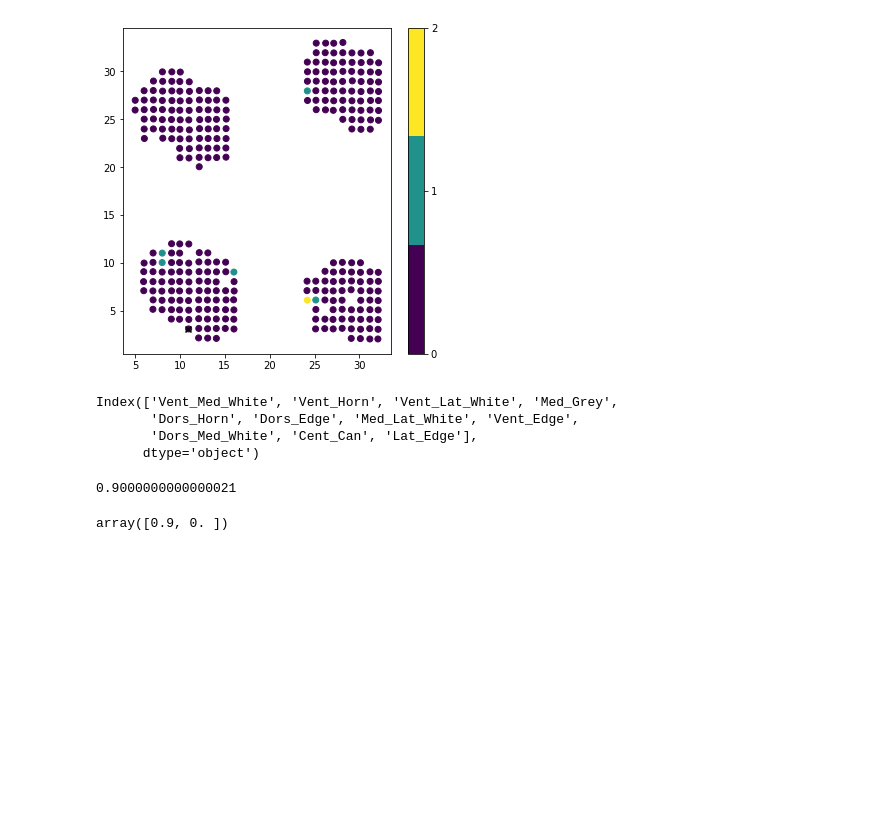
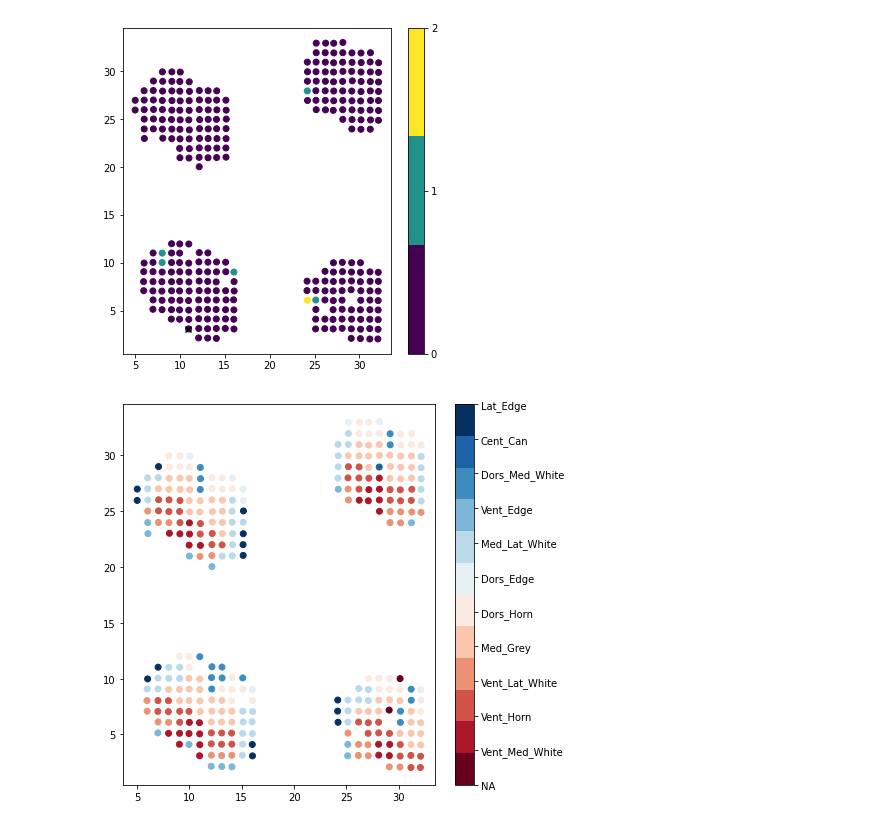
Before and after one commit to lukketotte/Splotch, a Jupyter notebook: debug.ipynb, the cells around one changed output. Drawn from its saved outputs; the diff is of its cells as text; code cells hidden in the pictures; blank space fills up the shorter version.

```diff
--- a/debug.ipynb
+++ b/debug.ipynb
@@ -30,16 +23,0 @@ np.where(spots.to_numpy()[0,:] == 1)
-# %%
-spots.columns[9]
-spots.index
-# %% [output]
-Index(['Vent_Med_White', 'Vent_Horn', 'Vent_Lat_White', 'Med_Grey',
-       'Dors_Horn', 'Dors_Edge', 'Med_Lat_White', 'Vent_Edge',
-       'Dors_Med_White', 'Cent_Can', 'Lat_Edge'],
-      dtype='object')
-# %%
-np.sqrt((coords[0] - coords[1]).dot((coords[0] - coords[1])))
-# %% [output]
-0.9000000000000021
-# %%
-coords[0] - coords[1]
-# %% [output]
-array([0.9, 0. ])
@@ -45,0 +27,15 @@ array([0.9, 0. ])
+# %%
+ann = np.zeros(spots.shape[1], dtype=int)
+for i in range(0, len(ann)):
+    if np.sum(spots.iloc[:,i]) != 0:
+        ann[i] = np.where(spots.iloc[:,i] == 1)[0][0]  + 1
+# %%
+fig, ax = plt.subplots()
+fig.set_size_inches([7,7])
+cmap = plt.get_cmap('RdBu', ann.max() + 1)
+scatter = ax.scatter(coords[:,0], coords[:,1], c = ann, cmap=cmap)
+cbar = fig.colorbar(scatter, ticks = np.arange(ann.max() + 1))
+cbar.ax.set_yticklabels(np.hstack([['NA'],np.asarray(spots.index)]))
+plt.show()
+# %% [output]
+[figure, added]
```
Also changed, not shown: parts of 3 cells of this notebook.
